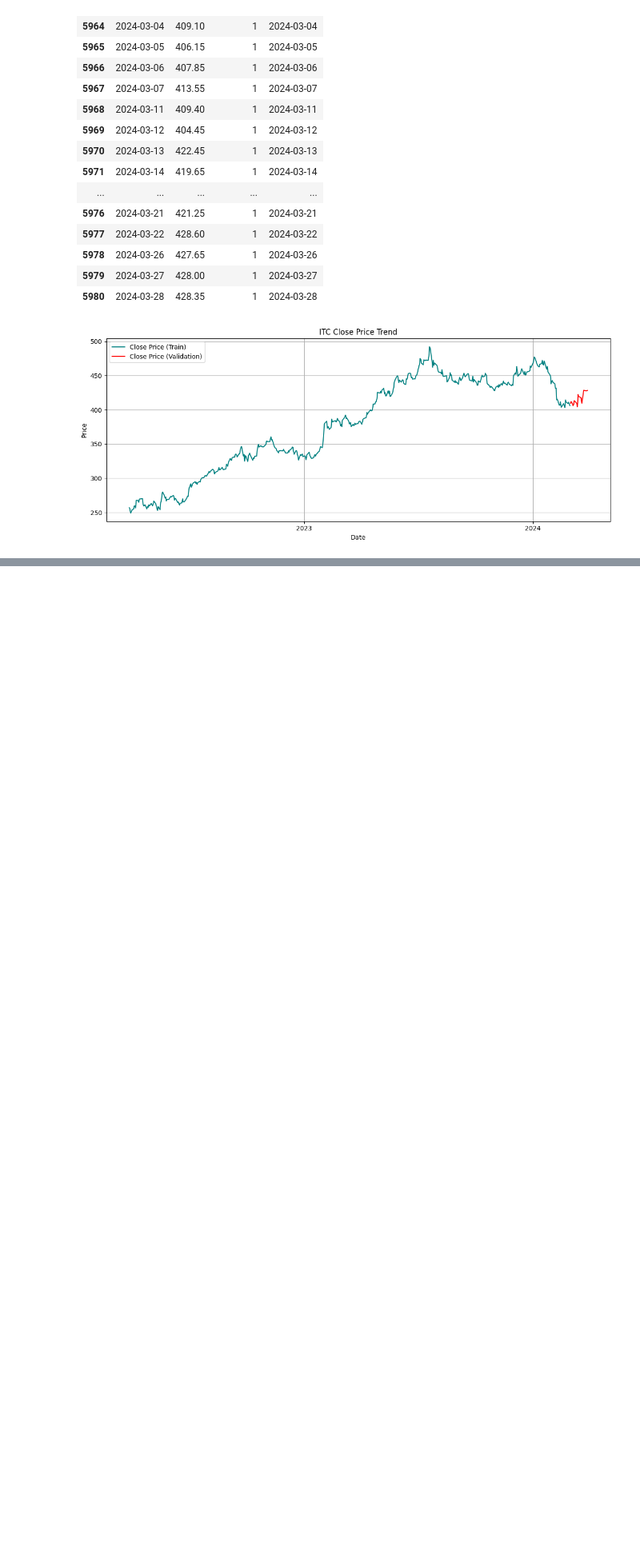
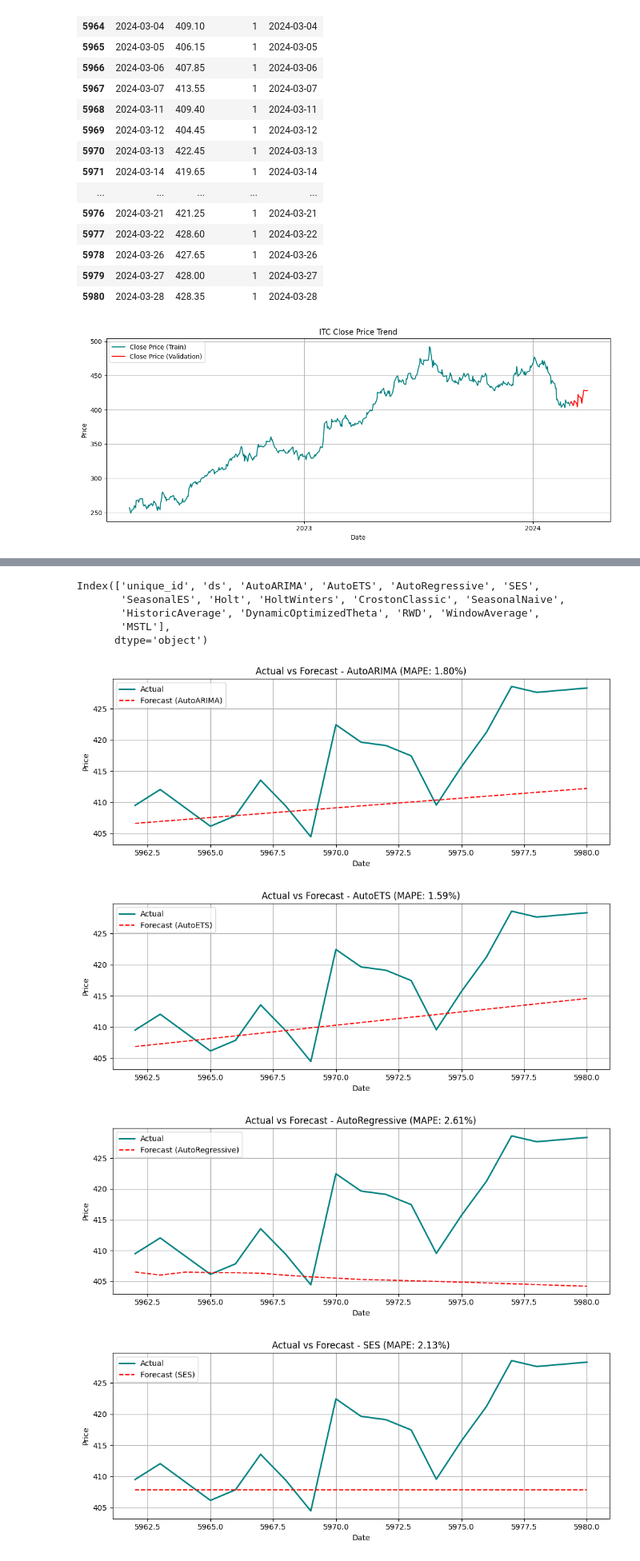
Before and after one commit to Vrunda-Kulkarni/Stock_Price_Prediction, a Jupyter notebook: 02_statsforecast.ipynb, the cells around one changed output, grey strips where cells are left out. Shown at 80% size. Saved outputs shown, nothing was run; the diff lists cells and outputs as text; code cells hidden in the pictures; blank space fills up the shorter version.

Commit message:
testing ensemble methods using weighted average methods

```diff
--- a/02_statsforecast.ipynb
+++ b/02_statsforecast.ipynb
@@ -180,7 +180,7 @@ sf = StatsForecast(
     n_jobs=-1,
 )
 
-forecasts_df = sf.forecast(df=itc_train, h=30)
+forecasts_df = sf.forecast(df=itc_train, h=19)
 forecasts_df.head()
 # %% [output]
 |  | unique_id | ds | AutoARIMA | AutoETS | AutoRegressive | SES | SeasonalES | Holt | HoltWinters | ... |
@@ -211,0 +216,42 @@ itc_val
+# %%
+forecasts_df.columns
+# %% [output]
+Index(['unique_id', 'ds', 'AutoARIMA', 'AutoETS', 'AutoRegressive', 'SES',
+       'SeasonalES', 'Holt', 'HoltWinters', 'CrostonClassic', 'SeasonalNaive',
+       'HistoricAverage', 'DynamicOptimizedTheta', 'RWD', 'WindowAverage',
+       'MSTL'],
+      dtype='object')
+# %%
+from sklearn.metrics import mean_absolute_percentage_error
+
+mape_scores= []
+
+for col in forecasts_df.columns:
+    if col not in ['ds', 'unique_id']:
+        preds = forecasts_df[col].values
+        mape = mean_absolute_percentage_error(itc_val['y'], preds)
+        mape_scores.append({
+            'model':col,
+            'mape':mape
+        })
+
+        # Plotting
+        plt.figure(figsize=(10, 4))
+        plt.plot(itc_val.index, itc_val['y'], label='Actual', color='teal', linewidth=2)
+        plt.plot(itc_val.index, preds, label=f'Forecast ({col})', color='red', linestyle='--')
+        plt.title(f'Actual vs Forecast - {col} (MAPE: {mape:.2%})')
+        plt.xlabel('Date')
+        plt.ylabel('Price')
+        plt.legend()
+        plt.grid(True)
+        plt.tight_layout()
+        plt.show()
+
+
+        #mape_scores[col] = round(mape * 100, 2)
+        #val_mape = mean_absolute_percentage_error(forecasts_df)
+# %% [output]
+[figure, added]
+[figure, added]
+[figure, added]
+[figure, added]
```
Also changed, not shown: parts of 13 cells of this notebook, 1 other file.
